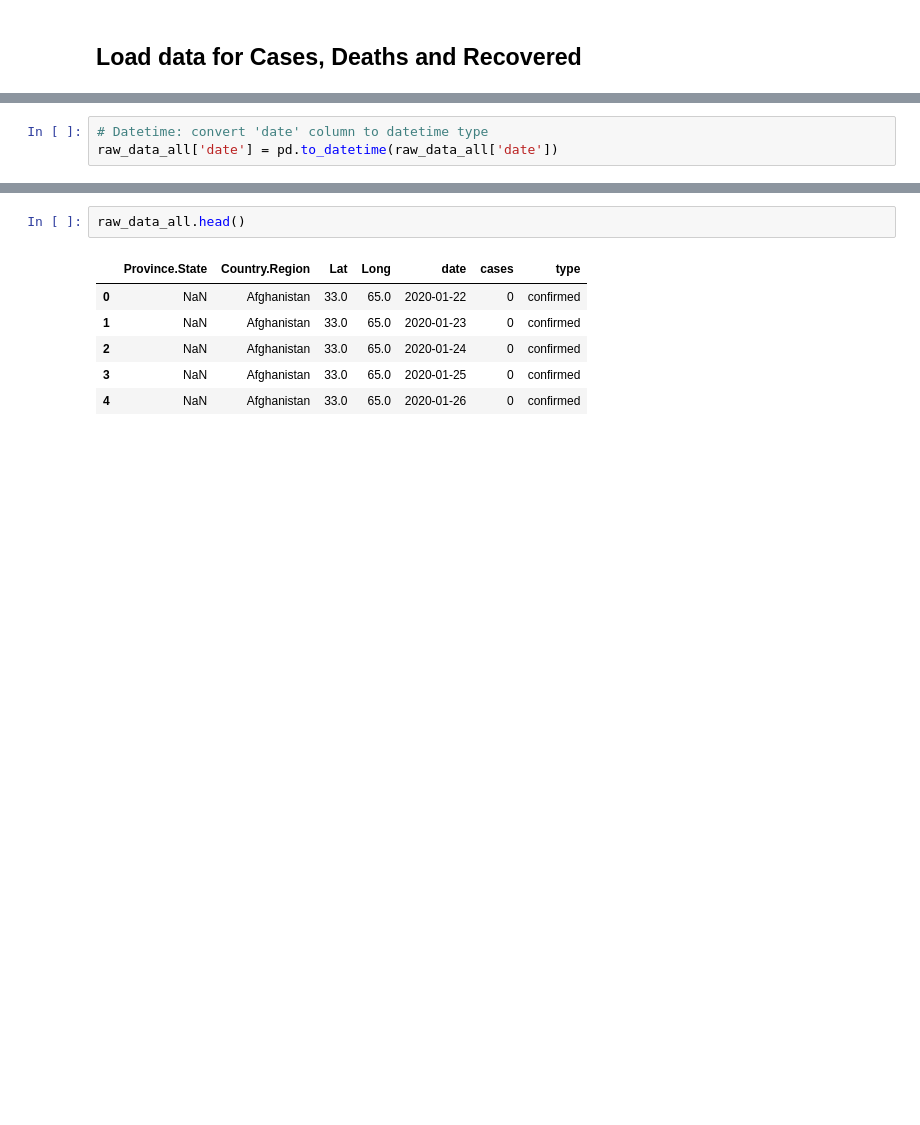
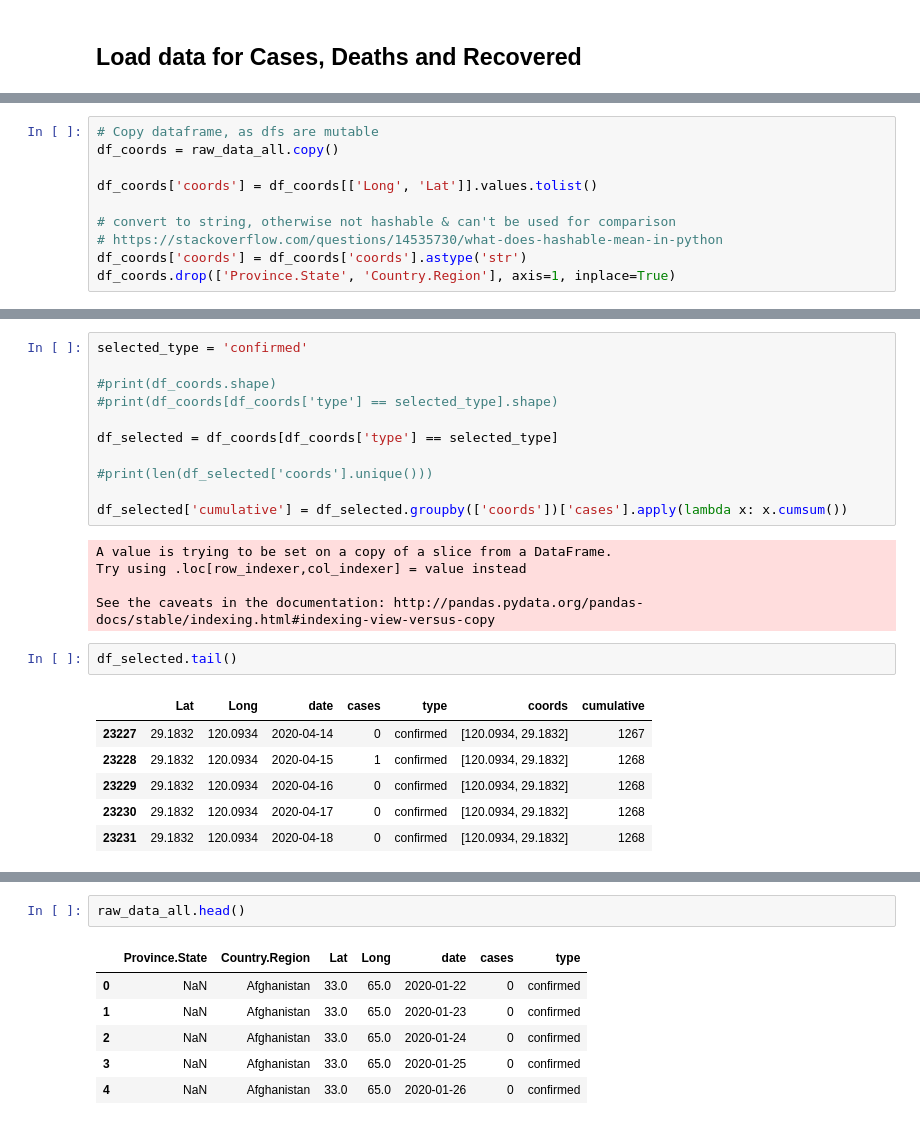
Before and after one commit to mediasittich/covid19-dash-app, a Jupyter notebook: Notebook.ipynb, the cells around one changed output, grey strips where cells are left out. Saved outputs shown, nothing was run; the diff lists cells and outputs as text; blank space fills up the shorter version.

```diff
--- a/Notebook.ipynb
+++ b/Notebook.ipynb
@@ -59,3 +34,0 @@ raw_data_all = pd.read_csv(dataset_url)
-# %%
-# Datetime: convert 'date' column to datetime type
-raw_data_all['date'] = pd.to_datetime(raw_data_all['date'])
@@ -117,0 +65,10 @@ df_with_coords.tail(50)
+# %%
+# Copy dataframe, as dfs are mutable
+df_coords = raw_data_all.copy()
+
+df_coords['coords'] = df_coords[['Long', 'Lat']].values.tolist()
+
+# convert to string, otherwise not hashable & can't be used for comparison
+# https://stackoverflow.com/questions/14535730/what-does-hashable-mean-in-python
+df_coords['coords'] = df_coords['coords'].astype('str')
+df_coords.drop(['Province.State', 'Country.Region'], axis=1, inplace=True)
@@ -117,0 +84,25 @@ df_with_coords.tail(50)
+# %%
+selected_type = 'confirmed'
+
+#print(df_coords.shape)
+#print(df_coords[df_coords['type'] == selected_type].shape)
+
+df_selected = df_coords[df_coords['type'] == selected_type]
+
+#print(len(df_selected['coords'].unique()))
+
+df_selected['cumulative'] = df_selected.groupby(['coords'])['cases'].apply(lambda x: x.cumsum())
+# %% [output]
+A value is trying to be set on a copy of a slice from a DataFrame.
+Try using .loc[row_indexer,col_indexer] = value instead
+
+See the caveats in the documentation: http://pandas.pydata.org/pandas-docs/stable/indexing.html#indexing-view-versus-copy
+# %%
+df_selected.tail()
+# %% [output]
+|  | Lat | Long | date | cases | type | coords | cumulative |
+| 23227 | 29.1832 | 120.0934 | 2020-04-14 | 0 | confirmed | [120.0934, 29.1832] | 1267 |
+| 23228 | 29.1832 | 120.0934 | 2020-04-15 | 1 | confirmed | [120.0934, 29.1832] | 1268 |
+| 23229 | 29.1832 | 120.0934 | 2020-04-16 | 0 | confirmed | [120.0934, 29.1832] | 1268 |
+| 23230 | 29.1832 | 120.0934 | 2020-04-17 | 0 | confirmed | [120.0934, 29.1832] | 1268 |
+| 23231 | 29.1832 | 120.0934 | 2020-04-18 | 0 | confirmed | [120.0934, 29.1832] | 1268 |
```
Also changed, not shown: parts of 69 cells of this notebook.
